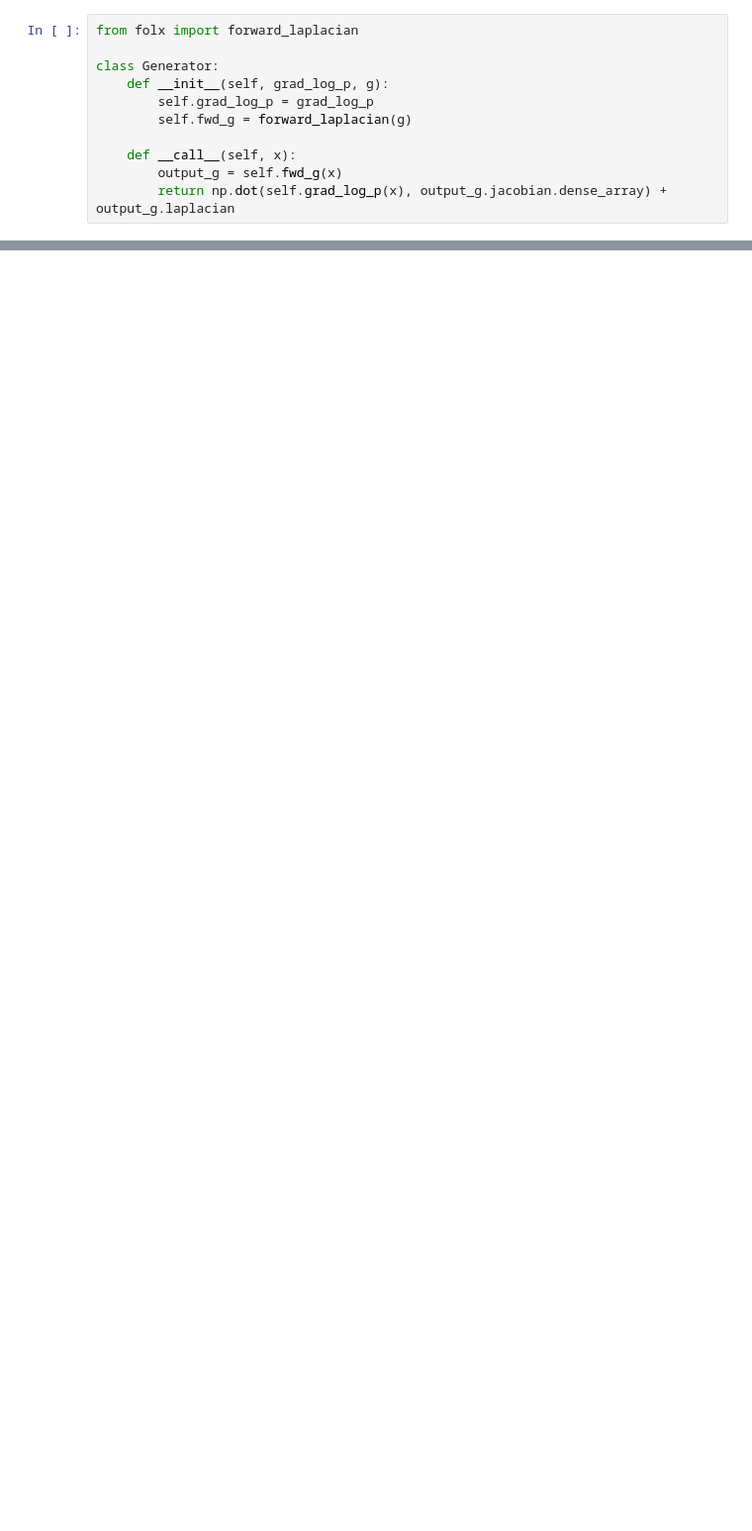
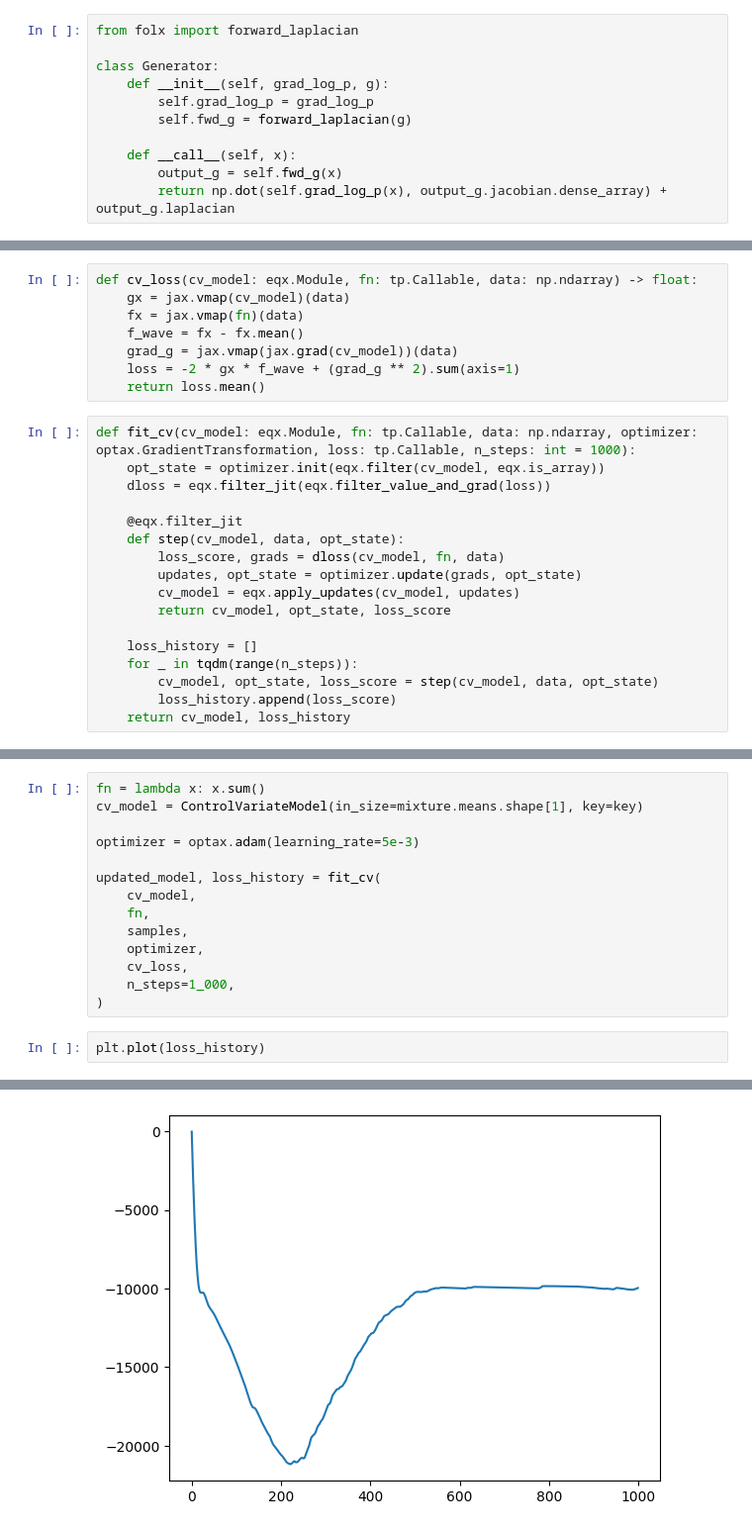
Before and after one commit to kkorolev1/mcmc-control-variates, a Jupyter notebook: experiments.ipynb, the cells around one changed output, grey strips where cells are left out. Shown at 99% size. Drawn from its saved outputs; the diff is of its cells as text; blank space fills up the shorter version.

```diff
--- a/experiments.ipynb
+++ b/experiments.ipynb
@@ -101 +98,26 @@ generator = Generator(grad_log_p, cv_model)
+# %%
+def cv_loss(cv_model: eqx.Module, fn: tp.Callable, data: np.ndarray) -> float:
+    gx = jax.vmap(cv_model)(data)
+    fx = jax.vmap(fn)(data)
+    f_wave = fx - fx.mean()
+    grad_g = jax.vmap(jax.grad(cv_model))(data)
+    loss = -2 * gx * f_wave + (grad_g ** 2).sum(axis=1)
+    return loss.mean()
+# %%
+def fit_cv(cv_model: eqx.Module, fn: tp.Callable, data: np.ndarray, optimizer: optax.GradientTransformation, loss: tp.Callable, n_steps: int = 1000):
+    opt_state = optimizer.init(eqx.filter(cv_model, eqx.is_array))
+    dloss = eqx.filter_jit(eqx.filter_value_and_grad(loss))
+
+    @eqx.filter_jit
+    def step(cv_model, data, opt_state):
+        loss_score, grads = dloss(cv_model, fn, data)
+        updates, opt_state = optimizer.update(grads, opt_state)
+        cv_model = eqx.apply_updates(cv_model, updates)
+        return cv_model, opt_state, loss_score
+
+    loss_history = []
+    for _ in tqdm(range(n_steps)):
+        cv_model, opt_state, loss_score = step(cv_model, data, opt_state)
+        loss_history.append(loss_score)
+    return cv_model, loss_history
 # %%
@@ -107,0 +126,17 @@ def control_variate_loss(cv_model: eqx.Module, fn: tp.Callable, batch: np.ndarra
+# %%
+fn = lambda x: x.sum()
+cv_model = ControlVariateModel(in_size=mixture.means.shape[1], key=key)
+
+optimizer = optax.adam(learning_rate=5e-3)
+
+updated_model, loss_history = fit_cv(
+    cv_model,
+    fn,
+    samples,
+    optimizer,
+    cv_loss,
+    n_steps=1_000,
+)
+# %%
+plt.plot(loss_history)
+# %% [output]
@@ -107,0 +144 @@ def control_variate_loss(cv_model: eqx.Module, fn: tp.Callable, batch: np.ndarra
+[figure, added]
```
Also changed, not shown: parts of 12 cells of this notebook, 2 other files.
